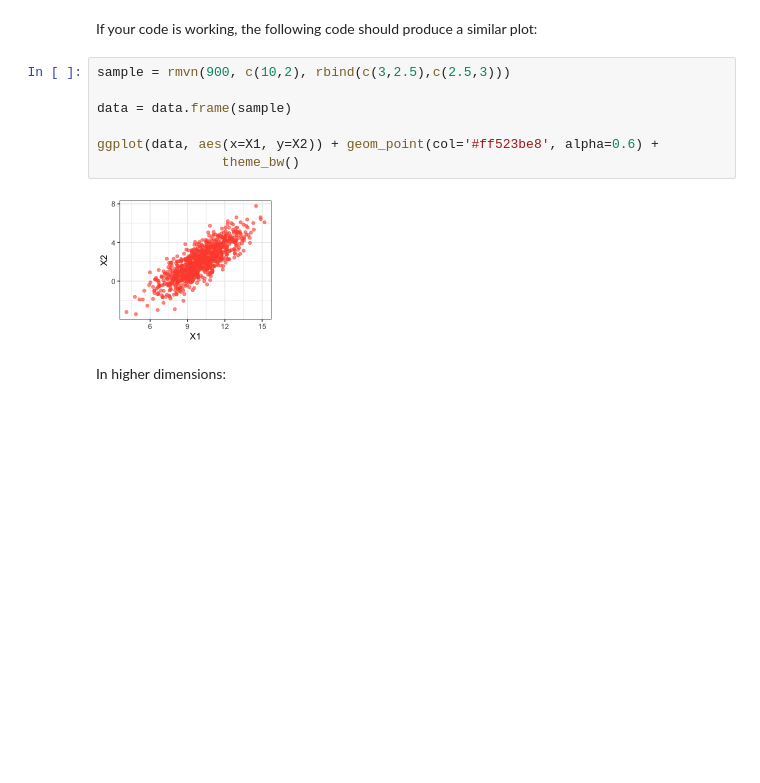
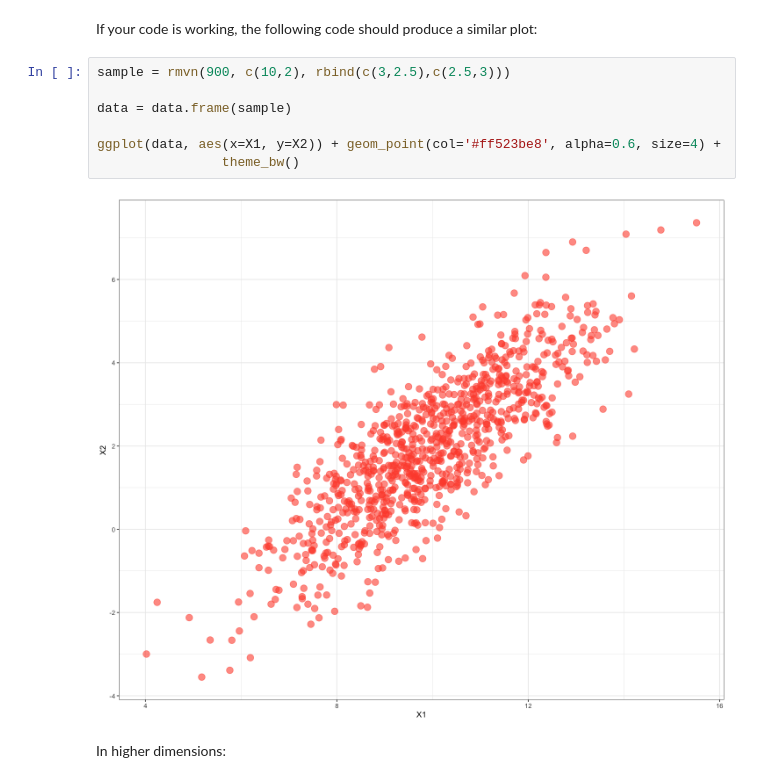
Before and after one commit to MatthewAlexanderFisher/MAS8952, a Jupyter notebook: Gaussian Processes/Practical1(unfilled).ipynb, the cells around one changed output. Drawn from its saved outputs; the diff is of its cells as text; blank space fills up the shorter version.

```diff
--- a/Gaussian Processes/Practical1(unfilled).ipynb
+++ b/Gaussian Processes/Practical1(unfilled).ipynb
@@ -229,12 +229,12 @@ If your code is working, the following code should produce a similar plot:
 # %%
 sample = rmvn(900, c(10,2), rbind(c(3,2.5),c(2.5,3)))
 
 data = data.frame(sample)
 
-ggplot(data, aes(x=X1, y=X2)) + geom_point(col='#ff523be8', alpha=0.6) +
+ggplot(data, aes(x=X1, y=X2)) + geom_point(col='#ff523be8', alpha=0.6, size=4) +
                 theme_bw()
 # %% [output]
-[figure, old version]
+[figure, new version]
 # %% [markdown]
 In higher dimensions:
 # %%
```
Also changed, not shown: parts of 6 cells of this notebook, 2 other files.
